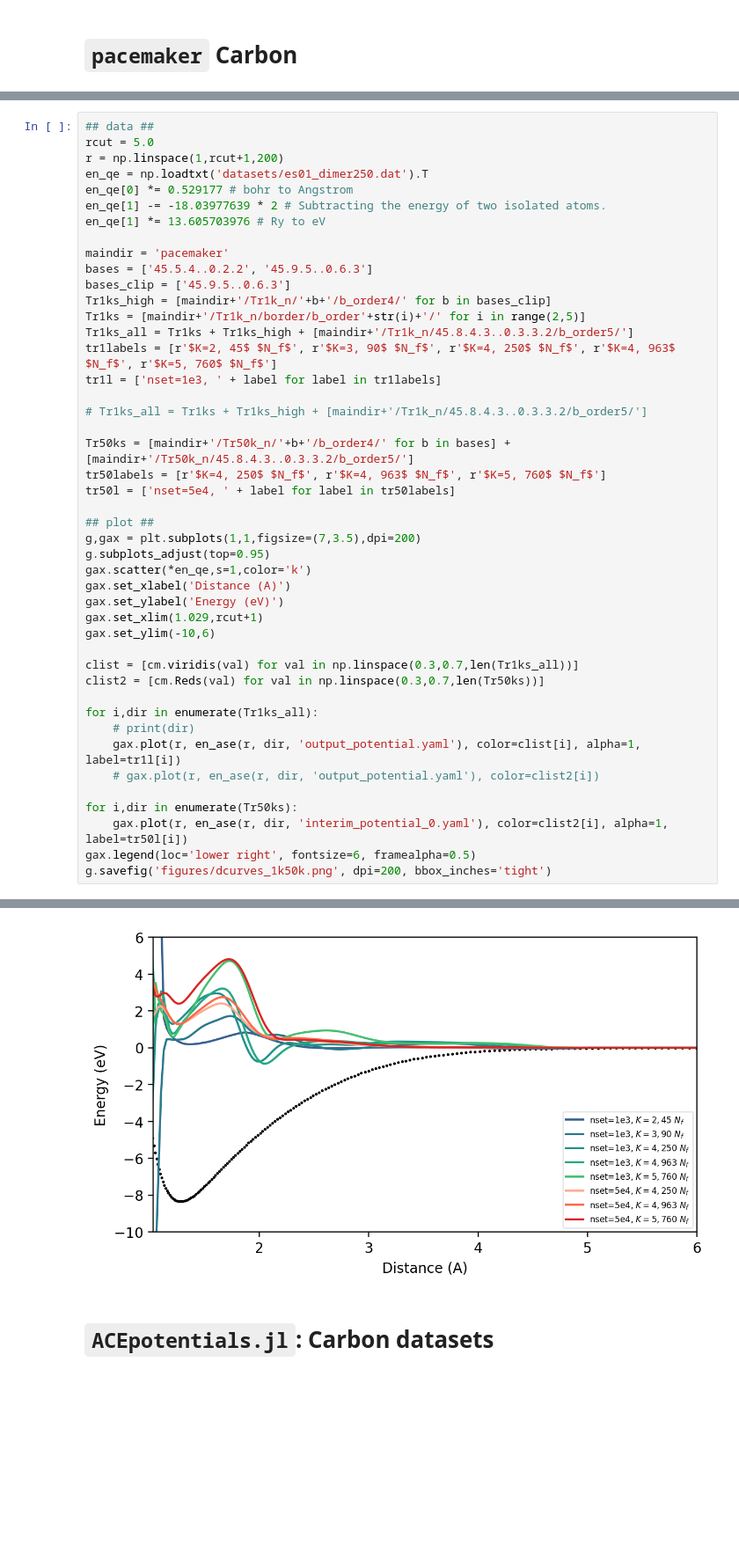
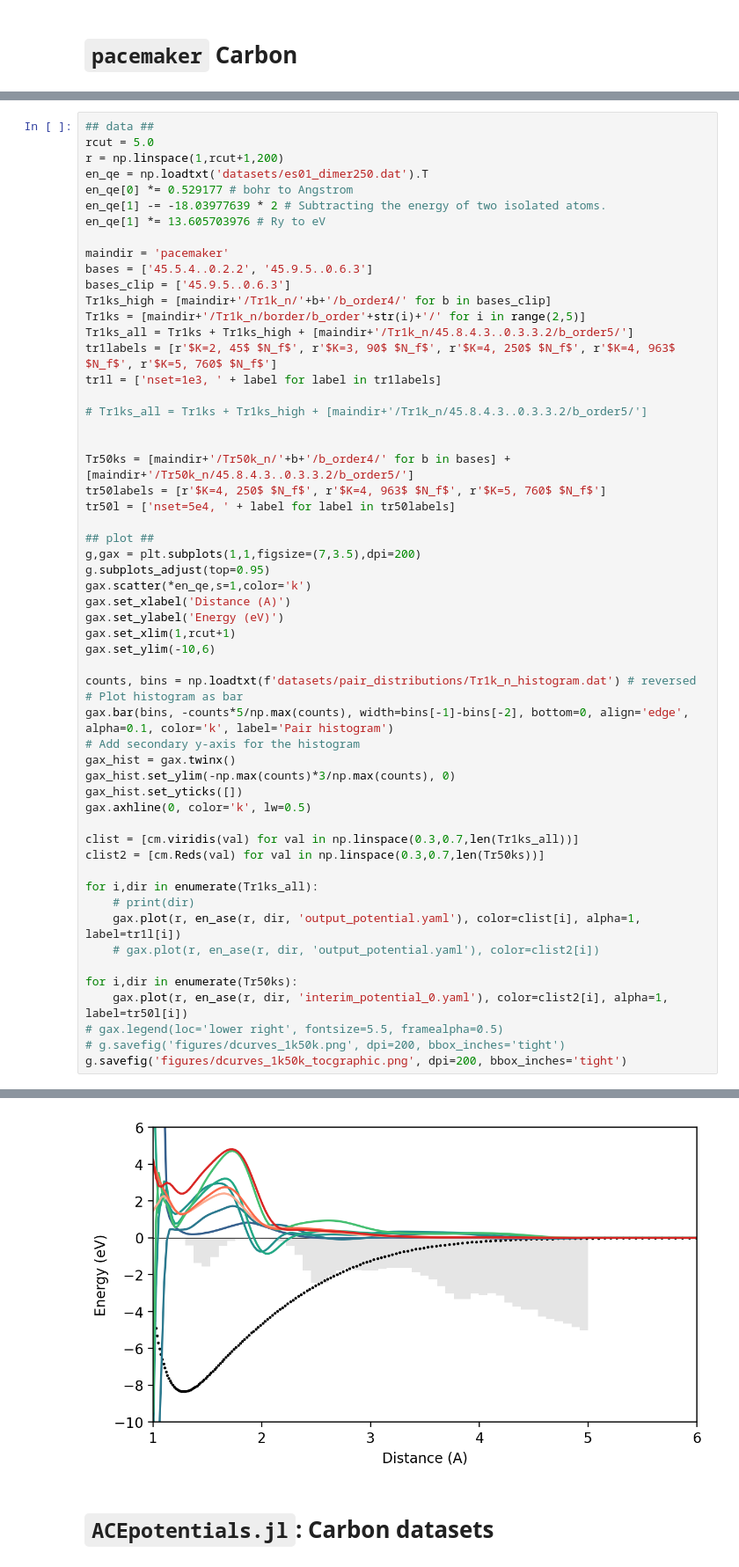
Before and after one commit to apolmiguel/aceconverge2025, a Jupyter notebook: plots_response.ipynb, the cells around one changed output, grey strips where cells are left out. Shown at 88% size. Saved outputs shown, nothing was run; the diff lists cells and outputs as text; blank space fills up the shorter version.

```diff
--- a/plots_response.ipynb
+++ b/plots_response.ipynb
@@ -82,6 +26,7 @@ tr1l = ['nset=1e3, ' + label for label in tr1labels]
 
 # Tr1ks_all = Tr1ks + Tr1ks_high + [maindir+'/Tr1k_n/45.8.4.3..0.3.3.2/b_order5/']
 
+
 Tr50ks = [maindir+'/Tr50k_n/'+b+'/b_order4/' for b in bases] + [maindir+'/Tr50k_n/45.8.4.3..0.3.3.2/b_order5/']
 tr50labels = [r'$K=4, 250$ $N_f$', r'$K=4, 963$ $N_f$', r'$K=5, 760$ $N_f$']
 tr50l = ['nset=5e4, ' + label for label in tr50labels]
@@ -92,8 +37,17 @@ g.subplots_adjust(top=0.95)
 gax.scatter(*en_qe,s=1,color='k')
 gax.set_xlabel('Distance (A)')
 gax.set_ylabel('Energy (eV)')
-gax.set_xlim(1.029,rcut+1)
+gax.set_xlim(1,rcut+1)
 gax.set_ylim(-10,6)
+
+counts, bins = np.loadtxt(f'datasets/pair_distributions/Tr1k_n_histogram.dat') # reversed
+# Plot histogram as bar
+gax.bar(bins, -counts*5/np.max(counts), width=bins[-1]-bins[-2], bottom=0, align='edge', alpha=0.1, color='k', label='Pair histogram')
+# Add secondary y-axis for the histogram
+gax_hist = gax.twinx()
+gax_hist.set_ylim(-np.max(counts)*3/np.max(counts), 0)
+gax_hist.set_yticks([])
+gax.axhline(0, color='k', lw=0.5)
 
 clist = [cm.viridis(val) for val in np.linspace(0.3,0.7,len(Tr1ks_all))]
 clist2 = [cm.Reds(val) for val in np.linspace(0.3,0.7,len(Tr50ks))]
@@ -105,6 +59,7 @@ for i,dir in enumerate(Tr1ks_all):
 
 for i,dir in enumerate(Tr50ks):
     gax.plot(r, en_ase(r, dir, 'interim_potential_0.yaml'), color=clist2[i], alpha=1, label=tr50l[i])
-gax.legend(loc='lower right', fontsize=6, framealpha=0.5)
-g.savefig('figures/dcurves_1k50k.png', dpi=200, bbox_inches='tight')
+# gax.legend(loc='lower right', fontsize=5.5, framealpha=0.5)
+# g.savefig('figures/dcurves_1k50k.png', dpi=200, bbox_inches='tight')
+g.savefig('figures/dcurves_1k50k_tocgraphic.png', dpi=200, bbox_inches='tight')
 # %% [output]
@@ -112,4 +66,4 @@ g.savefig('figures/dcurves_1k50k.png', dpi=200, bbox_inches='tight')
-[figure, old version]
+[figure, new version]
 # %% [markdown]
 # `ACEpotentials.jl`: Carbon datasets
 # %% [markdown]
```
Also changed, not shown: parts of 9 cells of this notebook, 20 other files.
